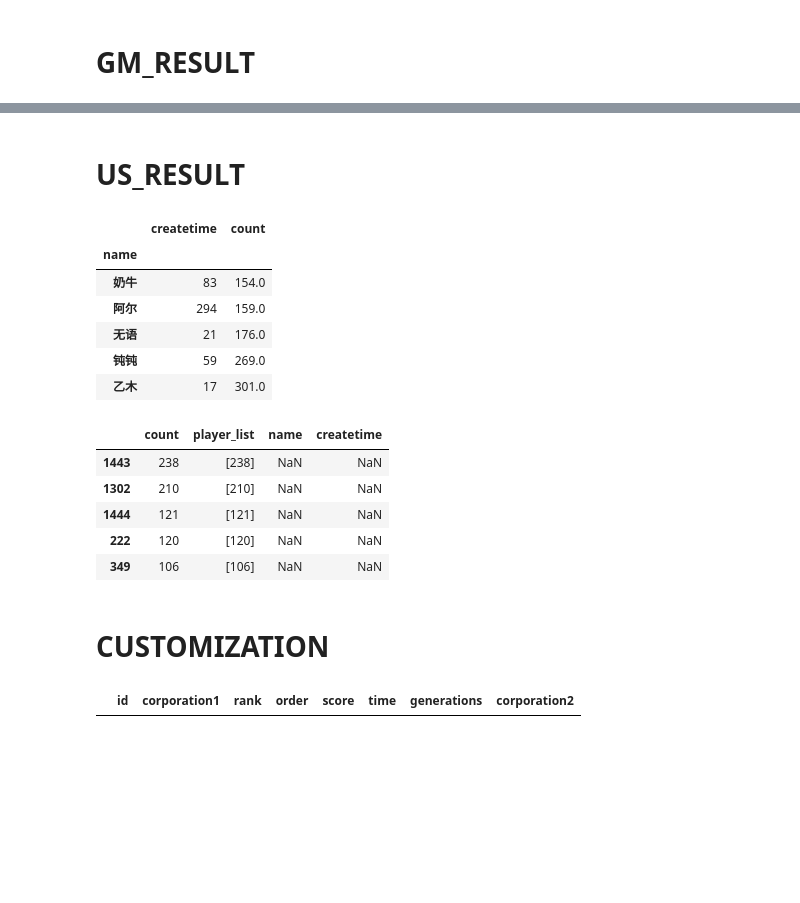
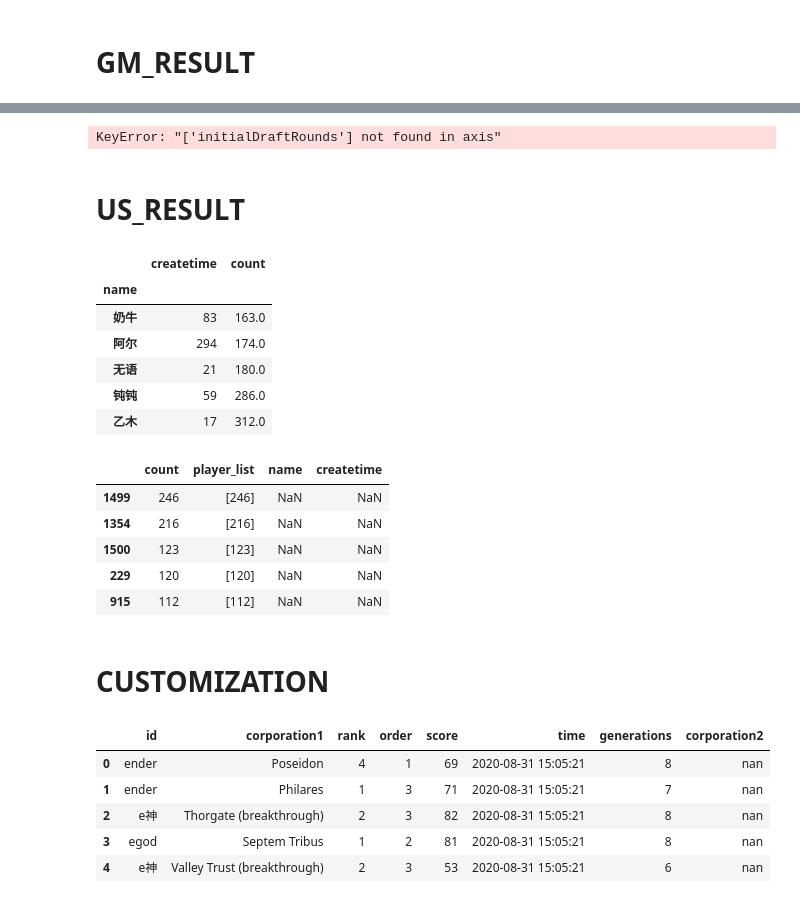
Before and after one commit to Ender-Wiggin2019/tfm-summary, a Jupyter notebook: tfm_data_summary.ipynb, the cells around one changed output, grey strips where cells are left out. Drawn from its saved outputs; the diff is of its cells as text; code cells hidden in the pictures; blank space fills up the shorter version.

```diff
--- a/tfm_data_summary.ipynb
+++ b/tfm_data_summary.ipynb
@@ -58,3 +60,6 @@ df4= df3.drop(columns=['seed_game_id','game_options','scores','draftVariant','co
+# %%
+df3 = pd.concat([res, df1, df2],axis=1)
+df4= df3.drop(columns=['seed_game_id','game_options','scores','draftVariant','corporateEra','solarPhaseOption','undoOption','fastModeOption','includeVenusMA','soloTR','removeNegativeGlobalEventsOption','politicalAgendasExtension','requiresMoonTrackCompletion','showTimers'])
 # %%
 df4.columns
 df4.to_csv('./prprocessing_data', index = False)
@@ -107,12 +101,14 @@ def time_series(df):
     ff2 = ff1.groupby(ff1['createtime'].dt.date).mean()
     return ff2
 # %%
-# 时间绘图
-df5 = time_series(df4)
-df5.head(20)
-df5 = df5.drop(columns=["players","initialDraftRounds"])
-df5.to_csv('./time_series.csv', index = True)
-# df5.plot()
+# # 时间绘图
+# df5 = time_series(df4)
+# df5.head(20)
+# df5 = df5.drop(columns=["players","initialDraftRounds"])
+# df5.to_csv('./time_series.csv', index = True)
+# # df5.plot()
+# %% [output]
+KeyError: "['initialDraftRounds'] not found in axis"
 # %% [markdown]
 # US_RESULT
 # %%
@@ -136,11 +132,11 @@ user_player.tail()
 # %% [output]
 |  | createtime | count |
 | name |  |  |
-| 奶牛 | 83 | 154.0 |
-| 阿尔 | 294 | 159.0 |
-| 无语 | 21 | 176.0 |
-| 钝钝 | 59 | 269.0 |
-| 乙木 | 17 | 301.0 |
+| 奶牛 | 83 | 163.0 |
+| 阿尔 | 294 | 174.0 |
+| 无语 | 21 | 180.0 |
+| 钝钝 | 59 | 286.0 |
+| 乙木 | 17 | 312.0 |
 # %%
 # detect missing user name
 player_user = player_count.merge(user,how="left",left_on="player",right_on="name")
@@ -150,11 +146,11 @@ player_user.to_csv('./player_user_mapping.csv', index = False)
 player_user.head()
 # %% [output]
 |  | count | player_list | name | createtime |
-| 1443 | 238 | [238] | NaN | NaN |
-| 1302 | 210 | [210] | NaN | NaN |
-| 1444 | 121 | [121] | NaN | NaN |
-| 222 | 120 | [120] | NaN | NaN |
-| 349 | 106 | [106] | NaN | NaN |
+| 1499 | 246 | [246] | NaN | NaN |
+| 1354 | 216 | [216] | NaN | NaN |
+| 1500 | 123 | [123] | NaN | NaN |
+| 229 | 120 | [120] | NaN | NaN |
+| 915 | 112 | [112] | NaN | NaN |
 # %% [markdown]
 # CUSTOMIZATION
 # %%
@@ -174,10 +170,15 @@ def playerGroup(df,num,player,map_df): #TODO,模糊查找
                         player_df.loc[player_df.shape[0]] = [i[column]['player'].lower(),i[column]['corporation'],i[column]['position'],i[column]['order'],i[column]['playerScore'],i['createtime'],i['generations'],i[column]['corporation2']]
     return player_df
 # %%
-user_df = playerGroup(df4,4,'小黄',player_mapping_df)
+user_df = playerGroup(df4,4,'ender',player_mapping_df)
 user_df.head()
 # %% [output]
 |  | id | corporation1 | rank | order | score | time | generations | corporation2 |
+| 0 | ender | Poseidon | 4 | 1 | 69 | 2020-08-31 15:05:21 | 8 | nan |
+| 1 | ender | Philares | 1 | 3 | 71 | 2020-08-31 15:05:21 | 7 | nan |
+| 2 | e神 | Thorgate (breakthrough) | 2 | 3 | 82 | 2020-08-31 15:05:21 | 8 | nan |
+| 3 | egod | Septem Tribus | 1 | 2 | 81 | 2020-08-31 15:05:21 | 8 | nan |
+| 4 | e神 | Valley Trust (breakthrough) | 2 | 3 | 53 | 2020-08-31 15:05:21 | 6 | nan |
 # %%
 group_by_corp = user_df.groupby(['corporation1']).agg({'id':'count','rank':'mean','score':'mean','generations':'mean'}).sort_values(by=['id'], ascending=False)
 
```
Also changed, not shown: parts of 10 cells of this notebook, 13 other files.
